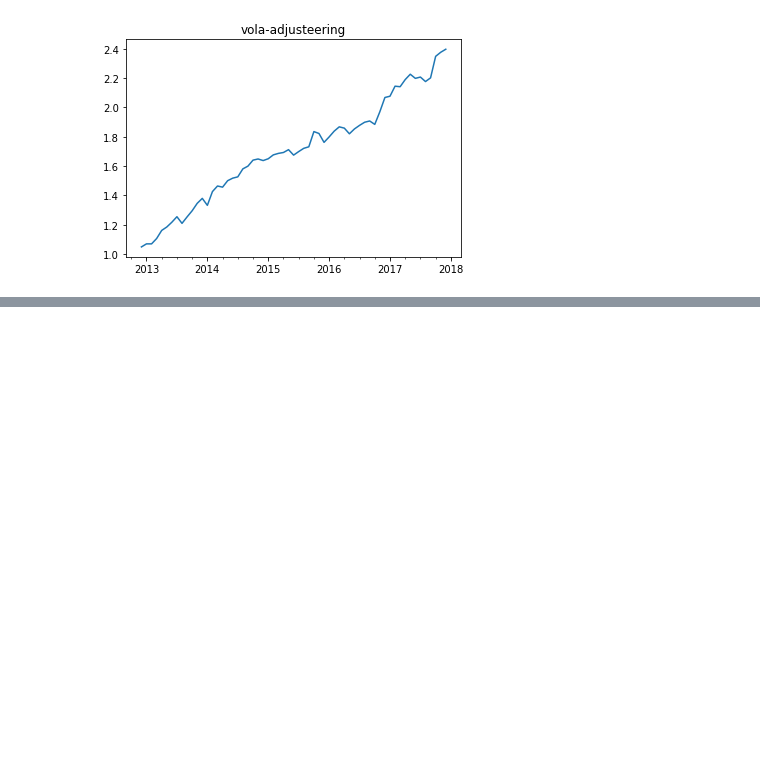
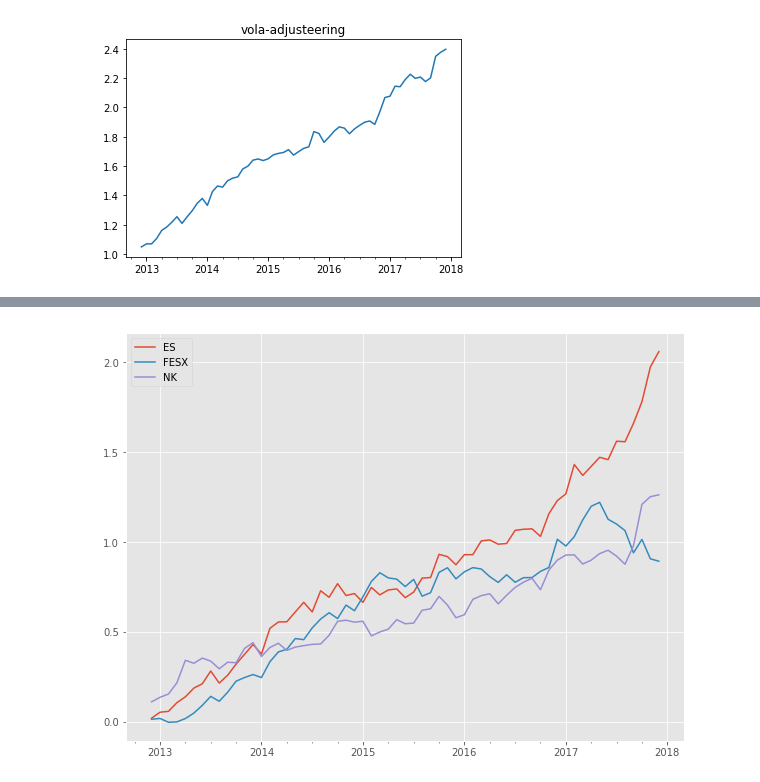
Before and after one commit to starklauri/rbm_momentum_datareader, a Jupyter notebook: notebooks/momentum_autoencoder.ipynb, the cells around one changed output, grey strips where cells are left out. Cells and saved outputs as stored; diff of their text form; code cells hidden in the pictures; blank space fills up the shorter version.

```diff
--- a/notebooks/momentum_autoencoder.ipynb
+++ b/notebooks/momentum_autoencoder.ipynb
@@ -382,0 +390,8 @@ torch.save(vae, 'vae_sweetspot.pt')
+# %%
+asd = ((vol_adj_returns + 1).cumprod() - 1)
+asd.plot(figsize=(10, 7.5))
+plt.savefig("vol_adj_ret.eps",
+            bbox_inches='tight',
+            pad_inches=0)
+# %% [output]
+[figure, added]
```
Also changed, not shown: parts of 7 cells of this notebook.
